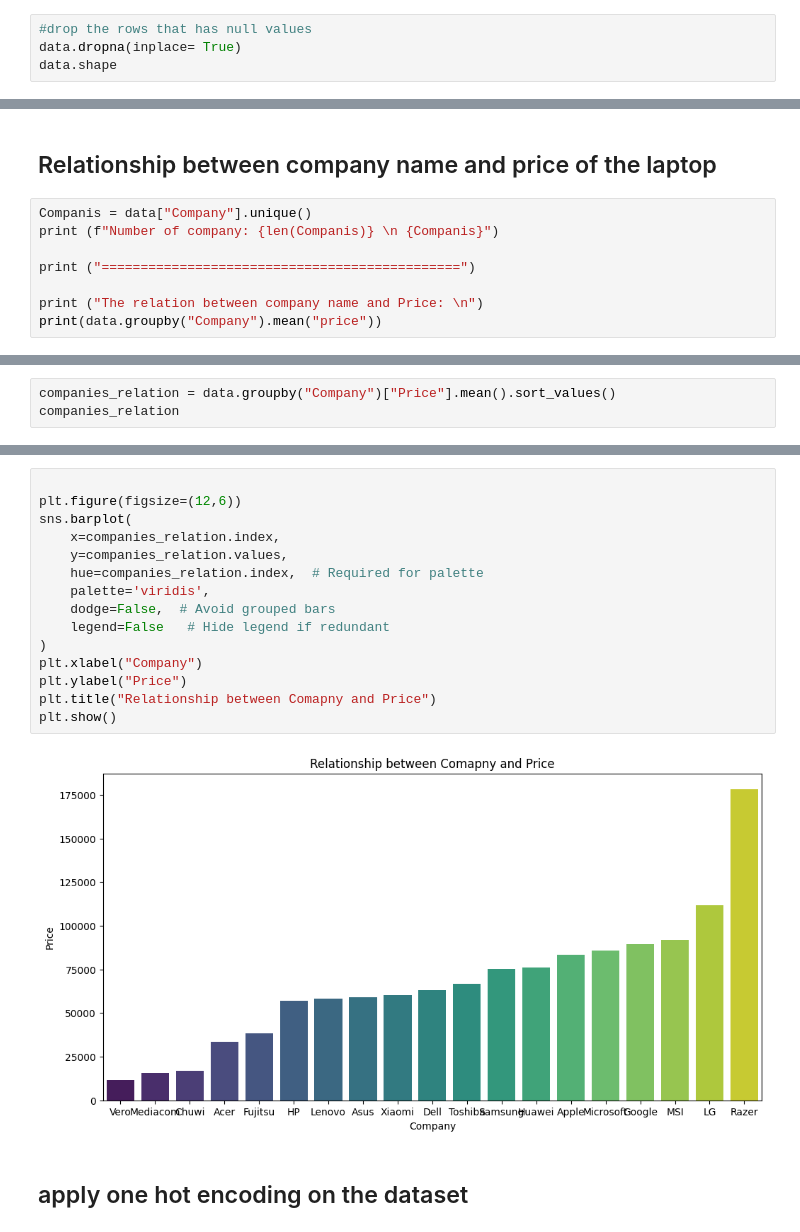
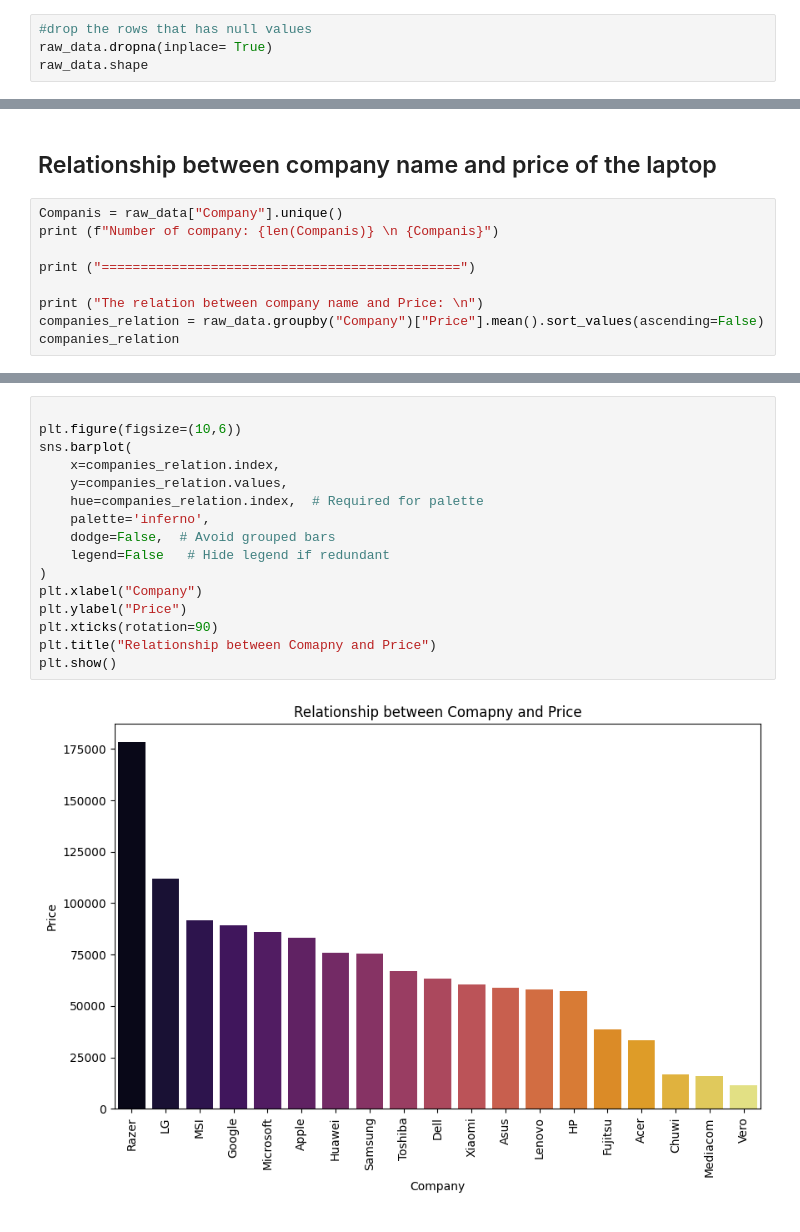
Before and after one commit to Nusrat-96/Laptop_Price_Prediction, a Jupyter notebook: notebook/data_analysis.ipynb, the cells around one changed output, grey strips where cells are left out. Drawn from its saved outputs; the diff is of its cells as text.

```diff
--- a/notebook/data_analysis.ipynb
+++ b/notebook/data_analysis.ipynb
@@ -156,7 +139,7 @@ print (null_rows.shape)
 # %%
 #drop the rows that has null values
-data.dropna(inplace= True)
-data.shape
+raw_data.dropna(inplace= True)
+raw_data.shape
 # %% [output]
 (1273, 11)
 # %%
@@ -174,13 +166,14 @@ data.describe()
 # %% [markdown]
 ## Relationship between company name and price of the laptop
 # %%
-Companis = data["Company"].unique()
+Companis = raw_data["Company"].unique()
 print (f"Number of company: {len(Companis)} \n {Companis}")
 
 print ("==============================================")
 
 print ("The relation between company name and Price: \n")
-print(data.groupby("Company").mean("price"))
+companies_relation = raw_data.groupby("Company")["Price"].mean().sort_values(ascending=False)
+companies_relation
 # %% [output]
 Number of company: 19
  ['Apple' 'HP' 'Acer' 'Asus' 'Dell' 'Lenovo' 'Chuwi' 'MSI' 'Microsoft'
@@ -202,3 +200,0 @@ Xiaomi      60390.882000
-# %%
-companies_relation = data.groupby("Company")["Price"].mean().sort_values()
-companies_relation
@@ -223,19 +201,18 @@ Name: Price, dtype: float64
 # %%
 
-plt.figure(figsize=(12,6))
+plt.figure(figsize=(10,6))
 sns.barplot(
     x=companies_relation.index,
     y=companies_relation.values,
     hue=companies_relation.index,  # Required for palette
-    palette='viridis',
+    palette='inferno',
     dodge=False,  # Avoid grouped bars
     legend=False   # Hide legend if redundant
 )
 plt.xlabel("Company")
 plt.ylabel("Price")
+plt.xticks(rotation=90)
 plt.title("Relationship between Comapny and Price")
 plt.show()
 # %% [output]
-[figure, old version]
+[figure, new version]
-# %% [markdown]
-## apply one hot encoding on the dataset
```
Also changed, not shown: parts of 16 cells of this notebook.
